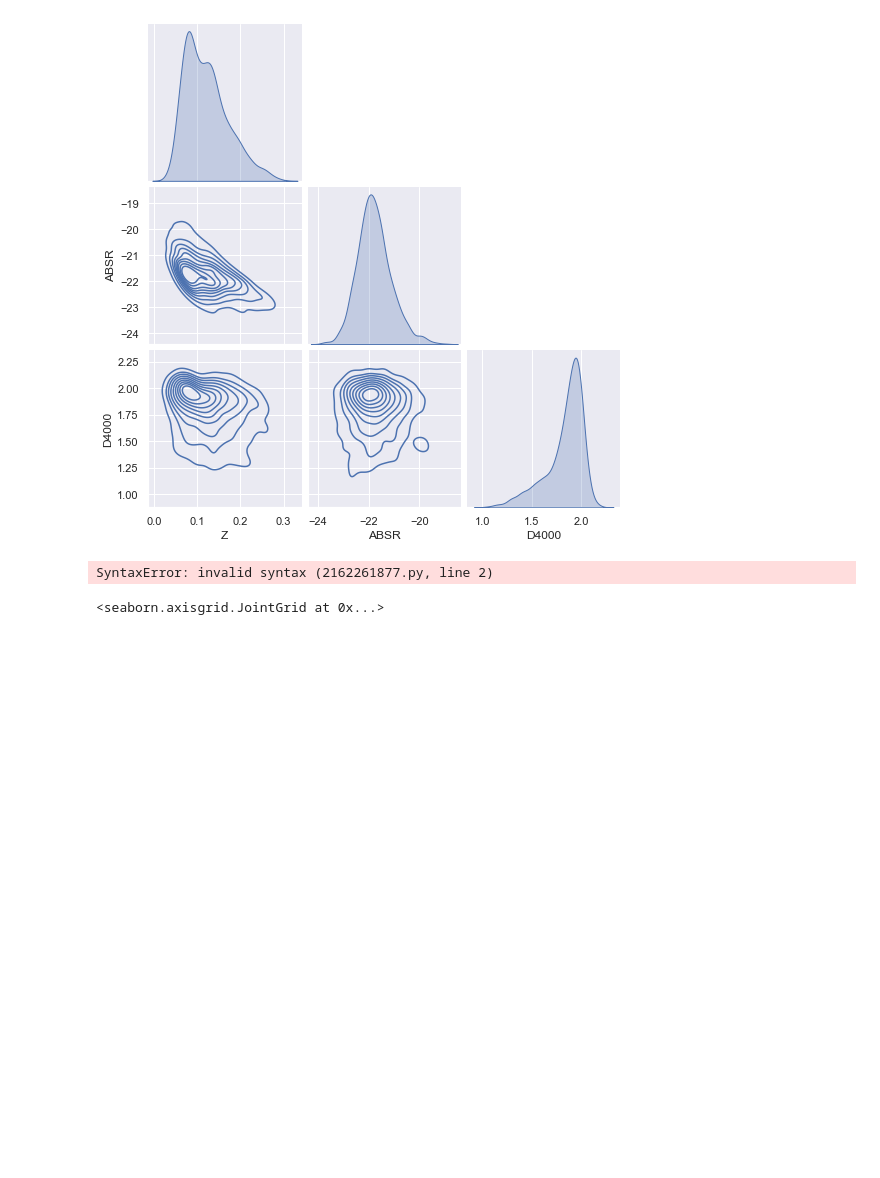
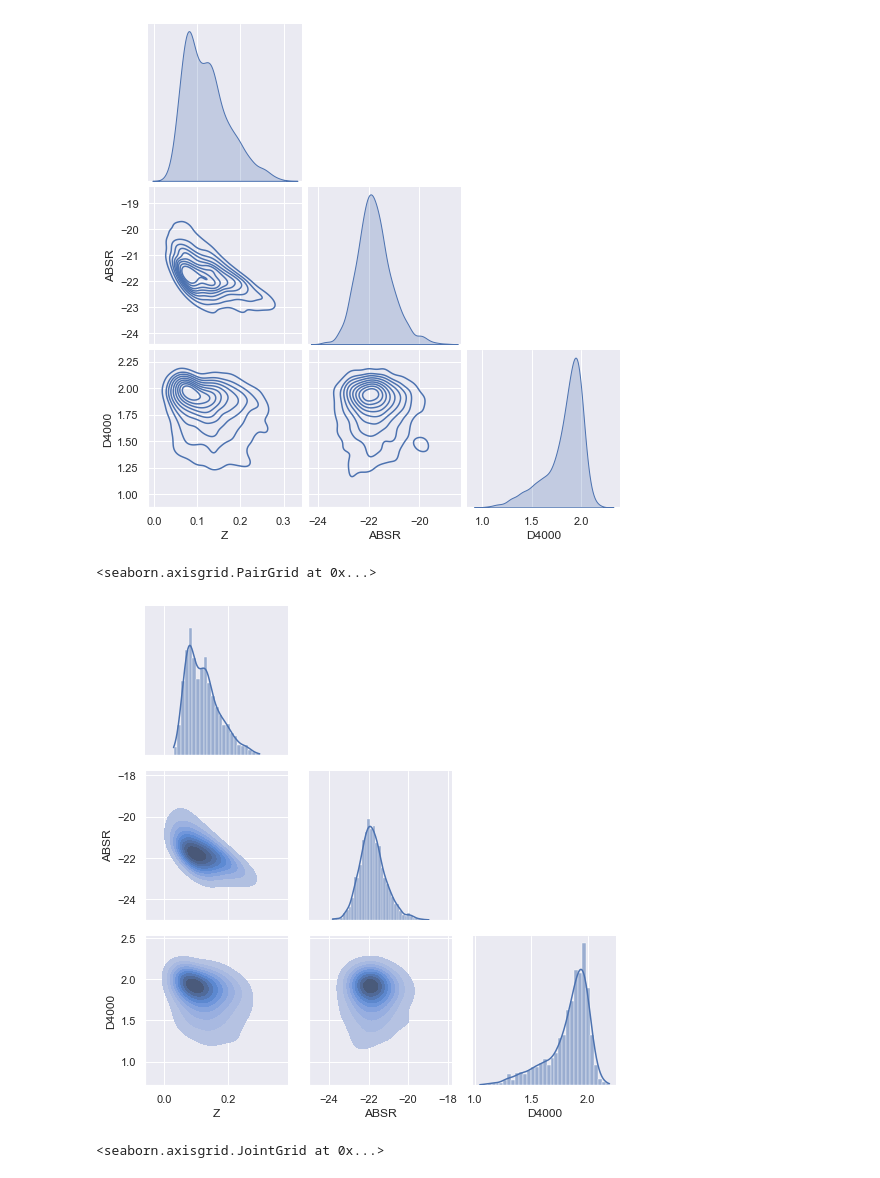
Before and after one commit to yoclaudius/Trabajo_final_Astroestad-stica, a Jupyter notebook: Trabajo_Final_Claudio_Lopez.ipynb, the cells around one changed output. Saved outputs shown, nothing was run; the diff lists cells and outputs as text; code cells hidden in the pictures; blank space fills up the shorter version.

```diff
--- a/Trabajo_Final_Claudio_Lopez.ipynb
+++ b/Trabajo_Final_Claudio_Lopez.ipynb
@@ -19,10 +19,11 @@ sns.pairplot(data=dr7sdss, vars=['Z','ABSR','D4000'], kind="kde", corner=True)
 [figure]
 # %%
 g = sns.PairGrid(dr7sdss, vars=['Z','ABSR','D4000'], corner=True)
-g.map_lower(sns.kdeplot, fill=True, , bw_adjust=2)
+g.map_lower(sns.kdeplot, fill=True, bw_adjust=2)
 g.map_diag(sns.histplot, kde=True)
 # %% [output]
-SyntaxError: invalid syntax (2162261877.py, line 2)
+<seaborn.axisgrid.PairGrid at 0x...>
+[figure, added]
 # %%
 sns.jointplot(data=dr7sdss, x="N2HA", y="O3HB", kind="kde", fill=True)
 # %% [output]
```
